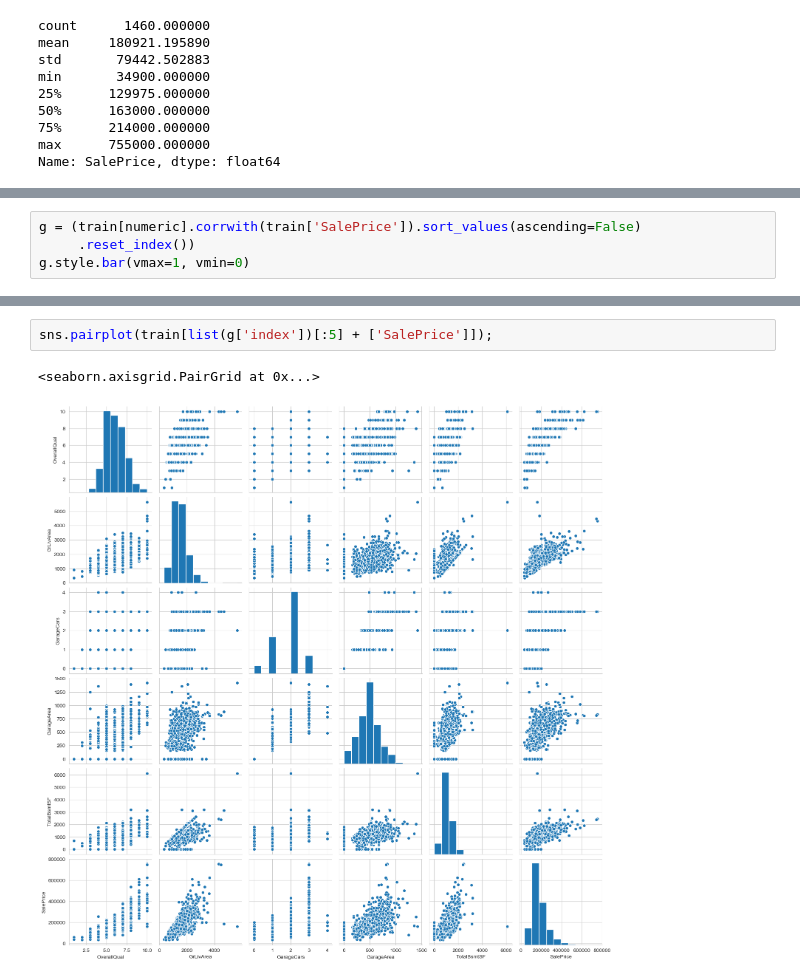
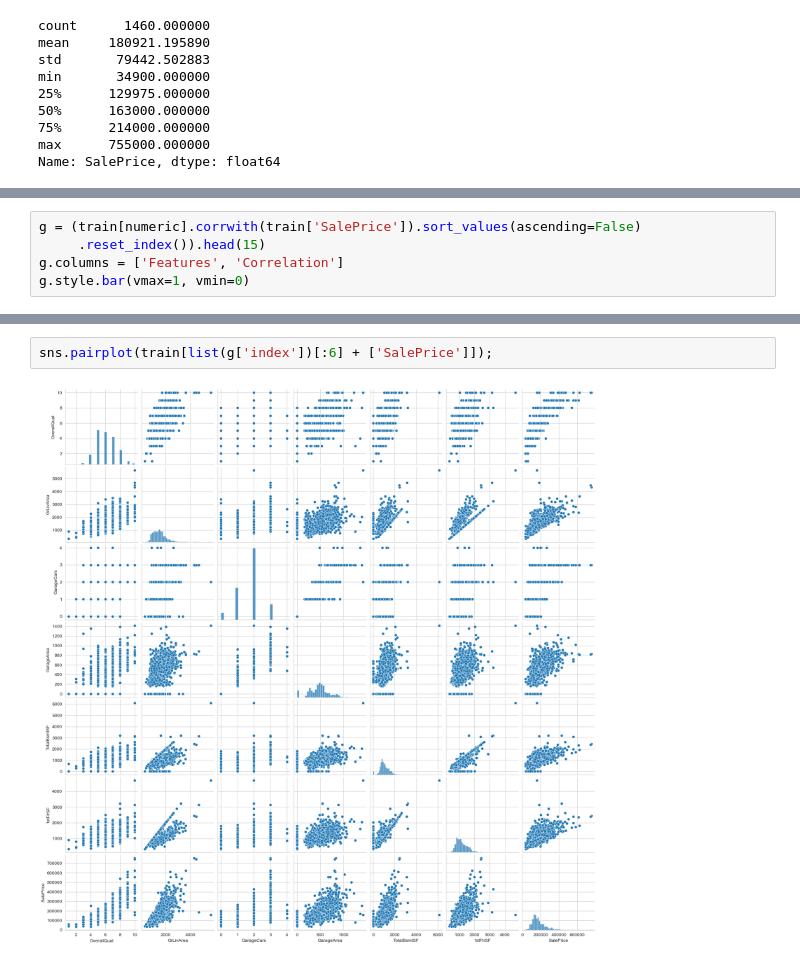
Before and after one commit to angelocandari/kag-house-price, a Jupyter notebook: kag-house-prices.ipynb, the cells around one changed output, grey strips where cells are left out. Cells and saved outputs as stored; diff of their text form.

```diff
--- a/kag-house-prices.ipynb
+++ b/kag-house-prices.ipynb
@@ -130,5 +99,6 @@ train[numeric]
 # %%
 g = (train[numeric].corrwith(train['SalePrice']).sort_values(ascending=False)
-     .reset_index())
+     .reset_index()).head(15)
+g.columns = ['Features', 'Correlation']
 g.style.bar(vmax=1, vmin=0)
 # %% [output]
@@ -168,5 +152,4 @@ train[['SalePrice'] + list(g['index'])[:11]].corr().style.bar(vmin=.4)
 # %%
-sns.pairplot(train[list(g['index'])[:5] + ['SalePrice']]);
+sns.pairplot(train[list(g['index'])[:6] + ['SalePrice']]);
 # %% [output]
-<seaborn.axisgrid.PairGrid at 0x...>
-[figure, old version]
+[figure, new version]
```
Also changed, not shown: parts of 14 cells of this notebook.
